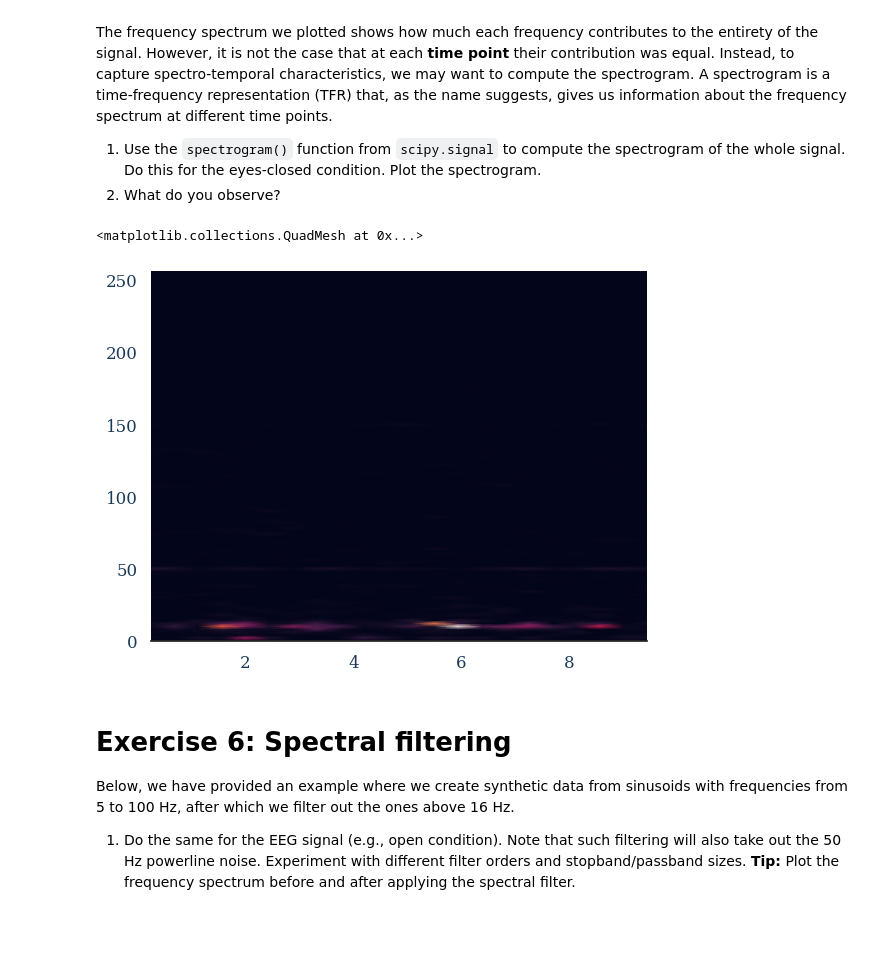
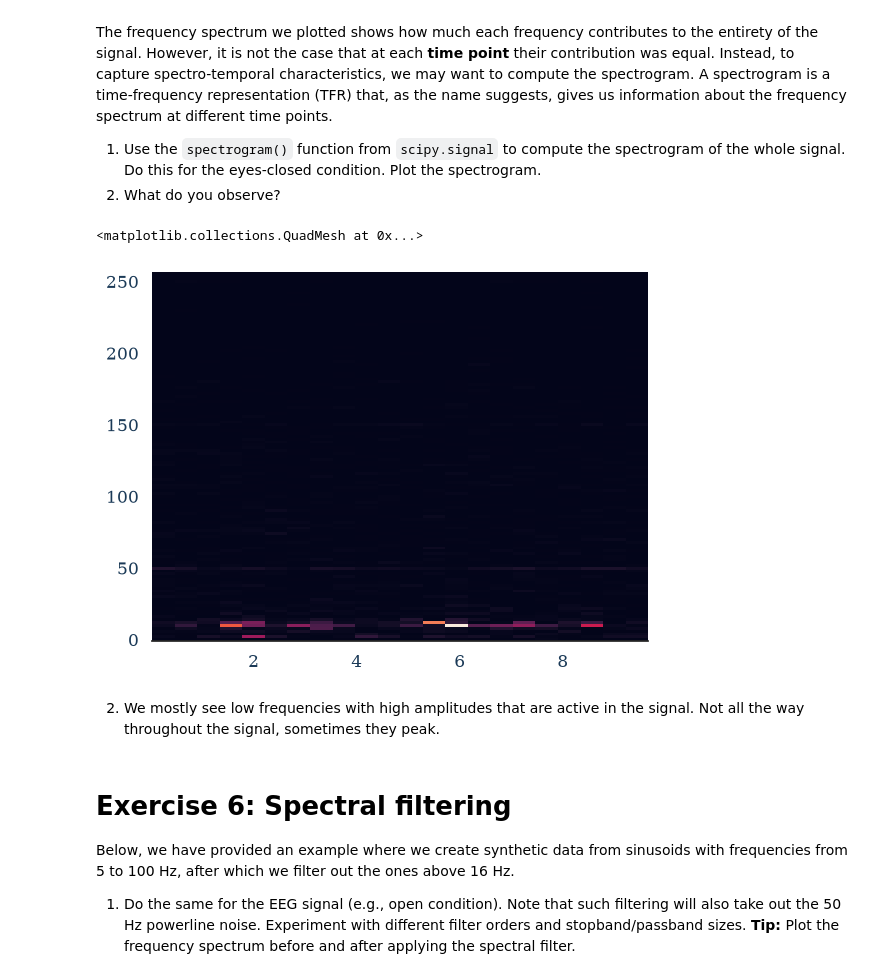
Before and after one commit to RobertvdLeeuw/nix-radboud, a Jupyter notebook: subjects/BCI/assignment_08_oscillatory_signals.ipynb, the cells around one changed output. Saved outputs shown, nothing was run; the diff lists cells and outputs as text; code cells hidden in the pictures; blank space fills up the shorter version.

```diff
--- a/subjects/BCI/assignment_08_oscillatory_signals.ipynb
+++ b/subjects/BCI/assignment_08_oscillatory_signals.ipynb
@@ -130,11 +160,12 @@ The frequency spectrum we plotted shows how much each frequency contributes to t
 2. What do you observe?
 # %%
 freqs, times, spec = spectrogram(closed_detrended, epo["open"][0]._raw_sfreq)
-plt.pcolormesh(times, freqs, spec, shading='gouraud')
-# plt.specgram(closed_data, detrend="linear", Fs=epo["open"][0]._raw_sfreq)
+plt.pcolormesh(times, freqs, spec)
 # %% [output]
 <matplotlib.collections.QuadMesh at 0x...>
-[figure, old version]
+[figure, new version]
+# %% [markdown]
+2. We mostly see low frequencies with high amplitudes that are active in the signal. Not all the way throughout the signal, sometimes they peak.
 # %% [markdown]
 # Exercise 6: Spectral filtering
 
```
Also changed, not shown: parts of 18 cells of this notebook, 8 other files.
